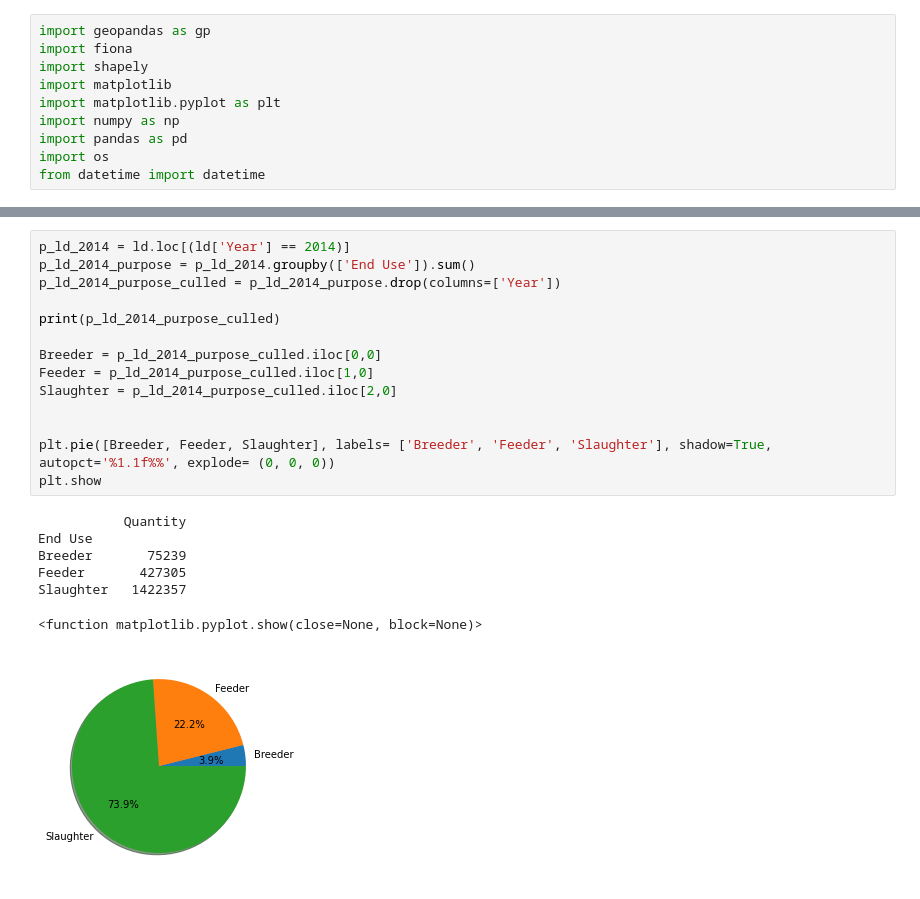
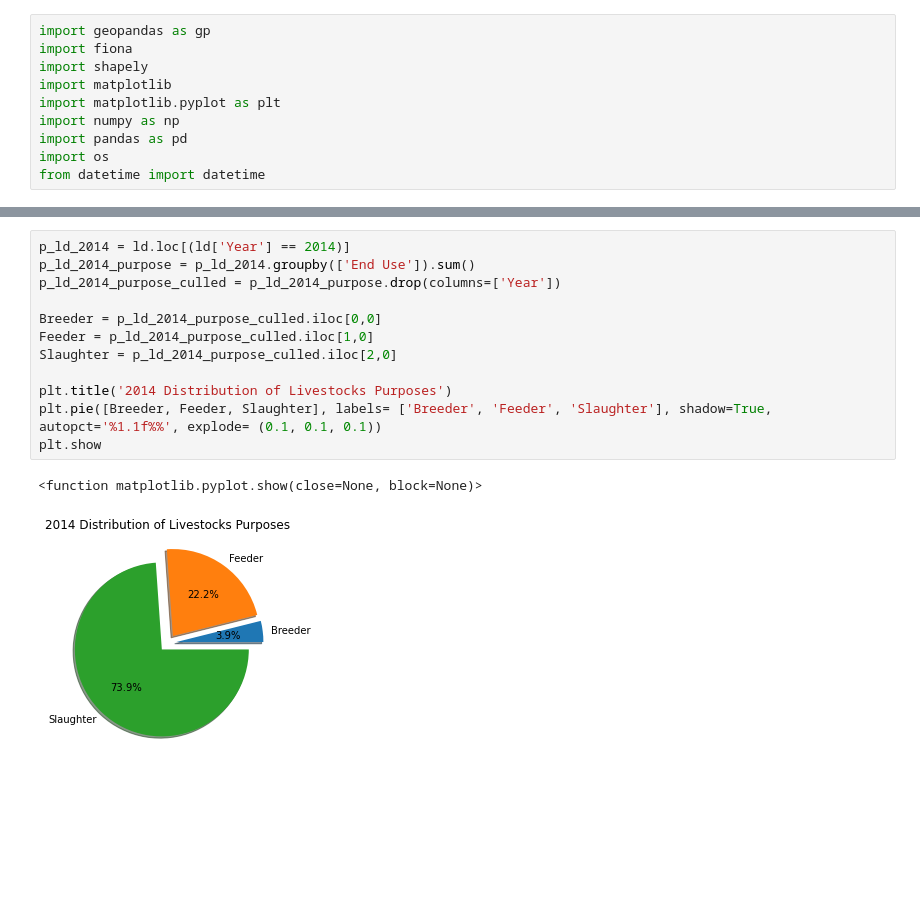
Before and after one commit to D-Wild/data_project, a Jupyter notebook: CODE.ipynb, the cells around one changed output, grey strips where cells are left out. Saved outputs shown, nothing was run; the diff lists cells and outputs as text; blank space fills up the shorter version.

```diff
--- a/CODE.ipynb
+++ b/CODE.ipynb
@@ -202,22 +134,15 @@ WA      1099762
 # %%
 p_ld_2014 = ld.loc[(ld['Year'] == 2014)]
 p_ld_2014_purpose = p_ld_2014.groupby(['End Use']).sum()
 p_ld_2014_purpose_culled = p_ld_2014_purpose.drop(columns=['Year'])
 
-print(p_ld_2014_purpose_culled)
-
 Breeder = p_ld_2014_purpose_culled.iloc[0,0]
 Feeder = p_ld_2014_purpose_culled.iloc[1,0]
 Slaughter = p_ld_2014_purpose_culled.iloc[2,0]
 
-
-plt.pie([Breeder, Feeder, Slaughter], labels= ['Breeder', 'Feeder', 'Slaughter'], shadow=True, autopct='%1.1f%%', explode= (0, 0, 0))
+plt.title('2014 Distribution of Livestocks Purposes')
+plt.pie([Breeder, Feeder, Slaughter], labels= ['Breeder', 'Feeder', 'Slaughter'], shadow=True, autopct='%1.1f%%', explode= (0.1, 0.1, 0.1))
 plt.show
 # %% [output]
-           Quantity
-End Use
-Breeder       75239
-Feeder       427305
-Slaughter   1422357
+<function matplotlib.pyplot.show(close=None, block=None)>
-<function matplotlib.pyplot.show(close=None, block=None)>
-[figure, old version]
+[figure, new version]
```
Also changed, not shown: parts of 12 cells of this notebook.
